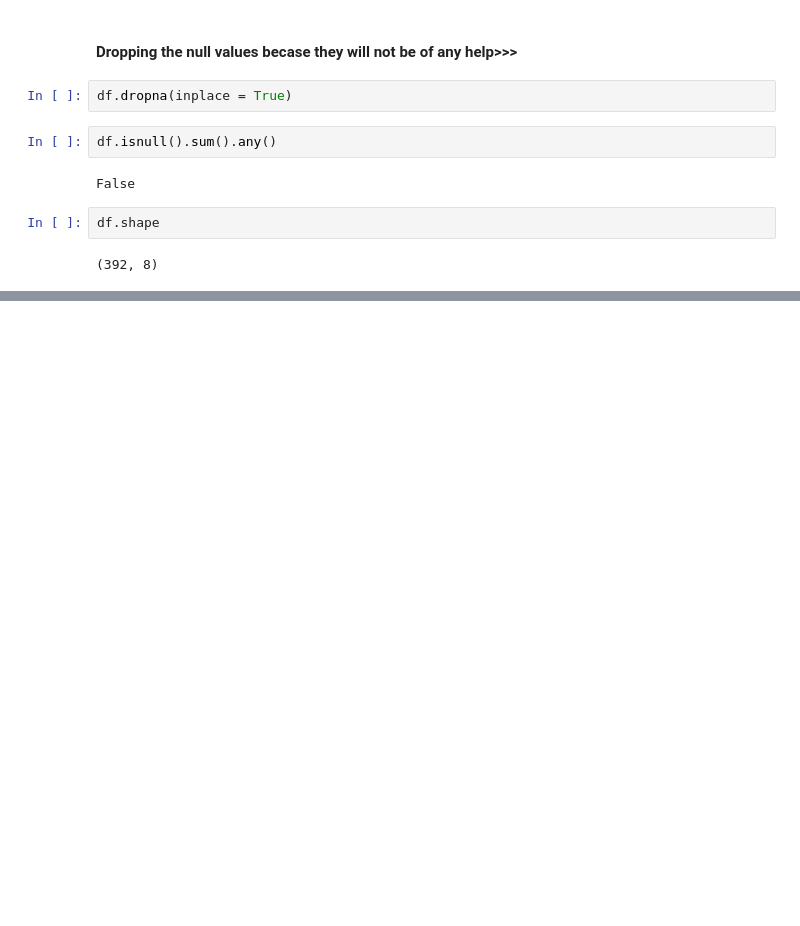
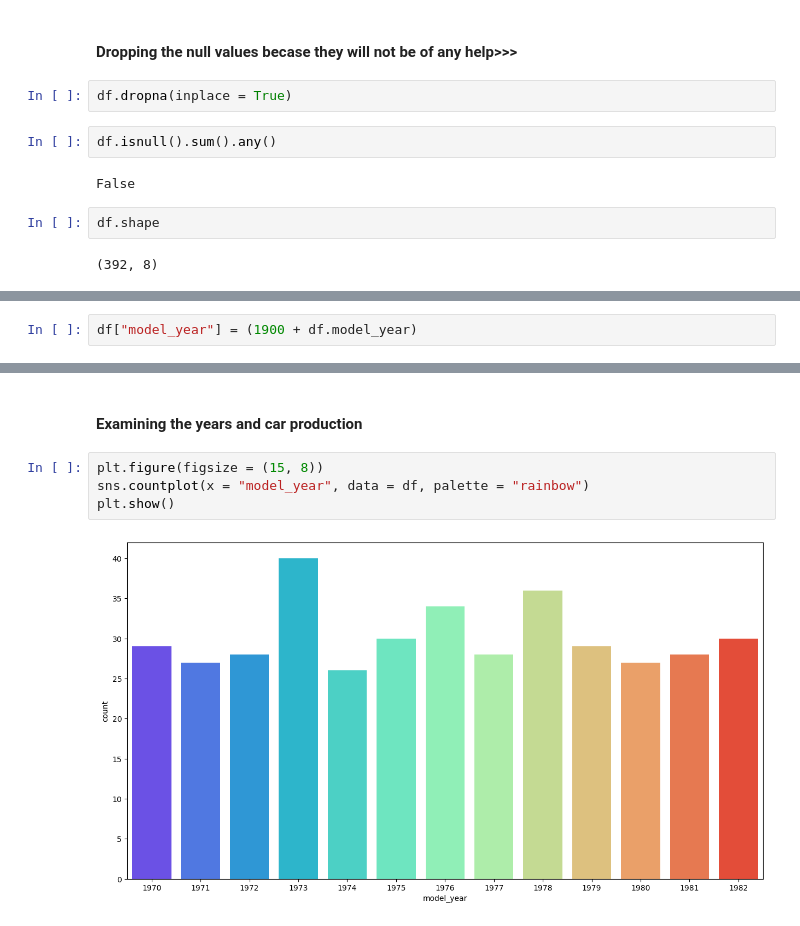
Before and after one commit to kin-yao/udemyy-python, a Jupyter notebook: Linear_Regression.ipynb, the cells around one changed output, grey strips where cells are left out. Cells and saved outputs as stored; diff of their text form; blank space fills up the shorter version.

```diff
--- a/Linear_Regression.ipynb
+++ b/Linear_Regression.ipynb
@@ -117,0 +156,2 @@ df.shape
+# %%
+df["model_year"] = (1900 + df.model_year)
@@ -117,0 +174,8 @@ df.shape
+# %% [markdown]
+#### Examining the years and car production
+# %%
+plt.figure(figsize = (15, 8))
+sns.countplot(x = "model_year", data = df, palette = "rainbow")
+plt.show()
+# %% [output]
+[figure, added]
```
Also changed, not shown: parts of 28 cells of this notebook.
